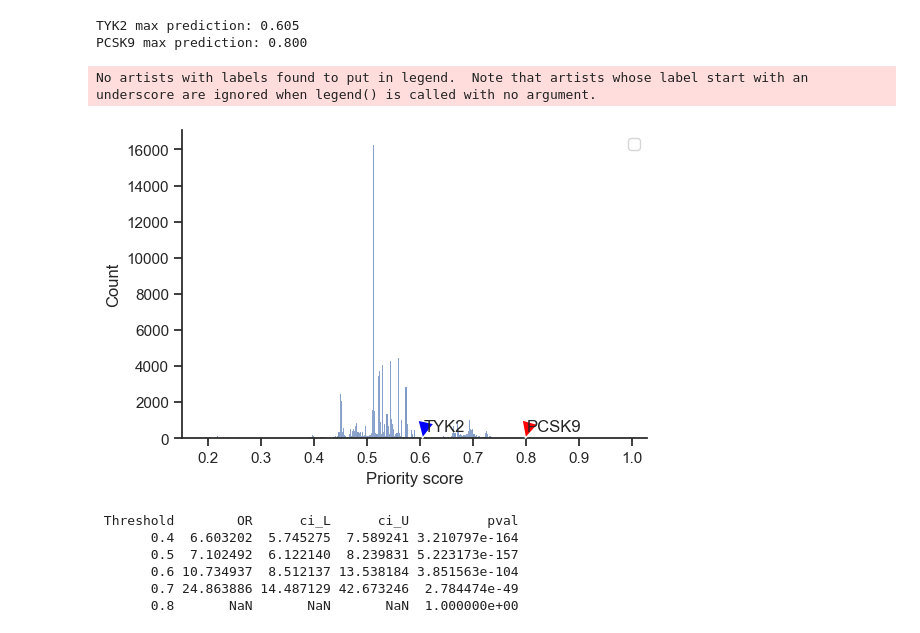
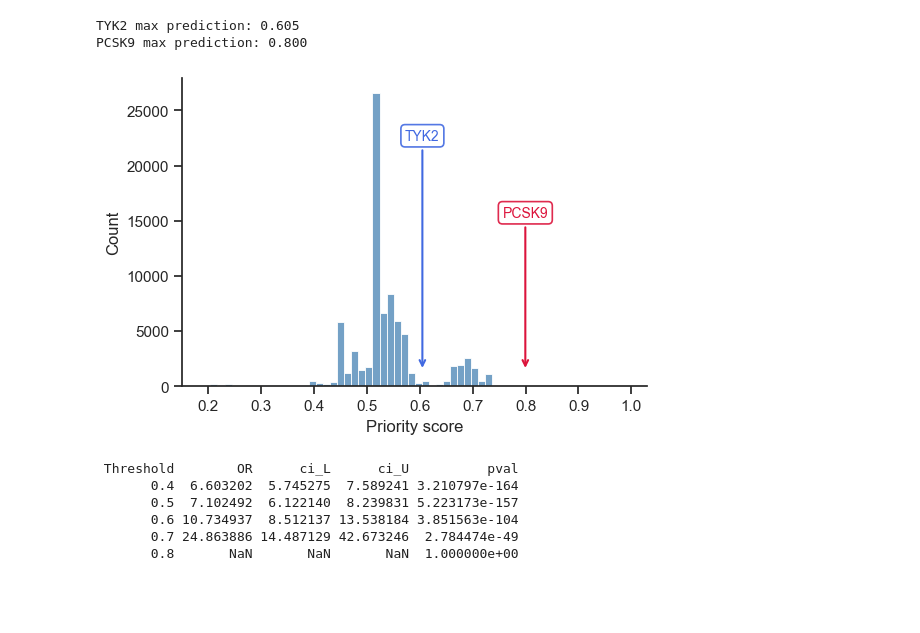
Before and after one commit to TrynkaLab/VIDRA, a Jupyter notebook: scripts/post_stat/post_analysis.ipynb, the cells around one changed output. Cells and saved outputs as stored; diff of their text form; code cells hidden in the pictures; blank space fills up the shorter version.

```diff
--- a/scripts/post_stat/post_analysis.ipynb
+++ b/scripts/post_stat/post_analysis.ipynb
@@ -138,6 +134,11 @@ try:
         os.path.join(DATA_DIR, "mechanismOfAction"),
         recursive=True,
     )
+    local_diseases = _gsutil_cp(
+        f"{GCS_PREFIX}/raw_data/open_targets/diseases",
+        os.path.join(DATA_DIR, "diseases"),
+        recursive=True,
+    )
     local_ct_csv = _gsutil_cp(
         f"{GCS_PREFIX}/raw_data/ManuallyCurated_DoseResponseClinicalTrials.csv",
         os.path.join(DATA_DIR, "ManuallyCurated_DoseResponseClinicalTrials.csv"),
@@ -152,18 +153,6 @@ except RuntimeError as e:
         "Verify bucket access and authentication (for example, run 'gcloud auth login' and 'gcloud auth application-default login').\n"
         f"Root cause: {e}"
     ) from e
-
-# Optional files for Analysis 4 - skip gracefully if not yet uploaded
-local_cancer_csv = os.path.join(DATA_DIR, "cancer_phenotypes.csv")
-local_domain_csv = os.path.join(DATA_DIR, "group_EFO_by_therapeuthicaAreas.csv")
-for gcs, local in [
-    (f"{GCS_PREFIX}/raw_data/cancer_phenotypes.csv", local_cancer_csv),
-    (f"{GCS_PREFIX}/raw_data/group_EFO_by_therapeuthicaAreas.csv", local_domain_csv),
-]:
-    try:
-        _gsutil_cp(gcs, local)
-    except RuntimeError:
-        print(f"  [not found] {os.path.basename(local)} - Analysis 4 will be skipped")
 
 print("\nLoading VIDRA results from local cache...")
 vidra_raw = pd.read_parquet(local_vidra)
@@ -566,6 +567,6 @@ plt.show()
 # %%
 # ── Bootstrap permutation test ───────────────────────────────────────────────
-N_BOOT = 1_00
+N_BOOT = 1_0
 n_pairs = len(MetDiseDF)
 boot_slopes = {s: np.empty(N_BOOT) for s in ["++", "--", "+-", "-+"]}
 
@@ -809,34 +810,46 @@ PCSK9 max prediction: 0.800
 # %%
 # ── Priority score histogram (all genes) ──────────────────────────────────────
 fig, ax = plt.subplots(figsize=(6, 4))
-sns.histplot(df_slope_pred, x="prediction", ax=ax)
-# ax.axvline(x=0.75, color="black", linestyle="--", label="threshold 0.75")
+sns.histplot(
+    df_slope_pred, x="prediction", ax=ax,
+    bins=60, color="steelblue",
+    edgecolor="white", linewidth=0.6,
+)
 
-for name, ensg, color in [
-    ("TYK2", "ENSG00000105397", "blue"),
-    ("PCSK9", "ENSG00000169174", "red"),
-]:
+# Stagger labels vertically so they don't collide even when x-values are close.
+y_max = ax.get_ylim()[1]
+label_configs = [
+    ("TYK2",  "ENSG00000105397", "royalblue", 0.80),
+    ("PCSK9", "ENSG00000169174", "crimson",   0.55),
+]
+for name, ensg, color, y_frac in label_configs:
     sub = df_slope_pred[df_slope_pred["gene"] == ensg]
     if not sub.empty:
         x_val = sub["prediction"].max()
         ax.annotate(
             name,
-            xy=(x_val, 0),
-            xytext=(x_val, 5),
-            arrowprops=dict(facecolor=color, shrink=0.1),
-            textcoords="offset points",
+            xy=(x_val, y_max * 0.05),
+            xytext=(x_val, y_max * y_frac),
+            xycoords="data",
+            textcoords="data",
+            arrowprops=dict(arrowstyle="->", color=color, lw=1.5),
+            ha="center",
+            fontsize=10,
+            color=color,
+            bbox=dict(boxstyle="round,pad=0.3", facecolor="white",
+                      edgecolor=color, linewidth=1.2, alpha=0.9),
         )
+
 ax.set_xlabel("Priority score")
-ax.legend()
+ax.set_ylabel("Count")
 fig.savefig(
     os.path.join(OUT_DIR, "A3_priority_score_all_genes.pdf"),
     dpi=600,
     bbox_inches="tight",
 )
 plt.show()
 # %% [output]
-No artists with labels found to put in legend.  Note that artists whose label start with an underscore are ignored when legend() is called with no argument.
-[figure, old version]
+[figure, new version]
 # %%
 # ── Fisher enrichment at priority score thresholds ───────────────────────────
 DrugPrediction = (
```
Also changed, not shown: parts of 34 cells of this notebook.
